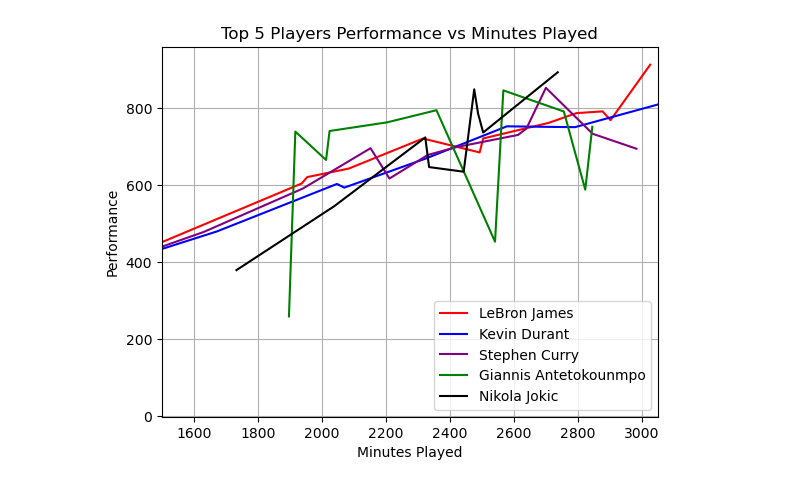
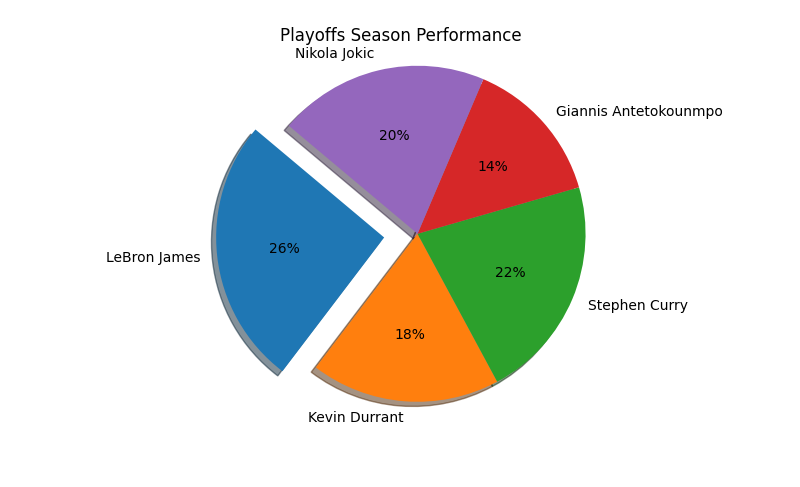
Before and after one commit to singhashishpal/Project_NBA, a Jupyter notebook: NBA Dataset/NBA.ipynb, the cells around one changed output. Drawn from its saved outputs; the diff is of its cells as text; code cells hidden in the pictures.

```diff
--- a/NBA Dataset/NBA.ipynb
+++ b/NBA Dataset/NBA.ipynb
@@ -64,57 +110,52 @@ nba_df['Season_type'] = nba_df['Season_type'].replace('Regular%20Season', 'Regul
 
 reg_season_df['Season_type'] = reg_season_df['Season_type'].replace('Regular_Season', 'Regular')
 # %%
-# Question 1: What is the difference in minutes played in the top 5 players in regular and playoff seasons?
+# Question 1: What is the difference in performance of the top 5 players in regular and playoff seasons?
 # Show their comparison.
 
 #Finding the players with number 1 rank in the nba_dataset
 ranks= nba_df.loc[nba_df["Rank"]==1]
 
 #Choosing 5 random players from ranks.
 
 top_5= ["LeBron James", "Kevin Durrant", "Stephen Curry", "Giannis Antetokounmpo", "Nikola Jokic"]
 
 #3 offensive metrics (Points, AST, FGA) AND 3 defensive metrics (REB,STL,BLK)
 performance_metrics= ["PTS", "AST", "FGA", "REB", "STL", "BLK"]
 
-#REGULAR SEASON CALCULATION FOR TOP 5 PLAYERS
+#PLAYOFFS SEASON CALCULATION FOR TOP 5 PLAYERS
+# We look up each players 5 performance metrics as mentioned above. Then calculated the horizontal average across those 6 columns
+# and created a new column to store that calculation with the name of Average Stats.
 
-#We look up each players 5 performance metrics as mentioned above. Then calculated the horizontal average across those 6 columns
-# and created a new column to store that calculation with the column name of Average Stats.
+LeBron_James = playoffs_df.loc[playoffs_df['Player'] == 'LeBron James', ["Points", "AST", "FGA", "REB", "STL", "BLK", "Minutes Played"]]
+LeBron_James['Average Stats'] = LeBron_James[["Points", "AST", "FGA", "REB", "STL", "BLK"]].mean(axis=1)
+lebron= LeBron_James['Average Stats'].mean()
 
-LeBron_James = reg_season_df.loc[reg_season_df['Player'] == 'LeBron James', ["Points", "AST", "FGA", "REB", "STL", "BLK", "Minutes Played"]]
-LeBron_James['Average Stats'] = LeBron_James[["Points", "AST", "FGA", "REB", "STL", "BLK"]].mean(axis=1)
-sorted_lebron = LeBron_James.sort_values(by=['Minutes Played', 'Average Stats'], ascending=[True, True])
-
-Kevin_Durrant = reg_season_df.loc[reg_season_df['Player'] == 'Kevin Durant', ["Points", "AST", "FGA", "REB", "STL", "BLK", "Minutes Played"]]
+Kevin_Durrant = playoffs_df.loc[playoffs_df['Player'] == 'Kevin Durant', ["Points", "AST", "FGA", "REB", "STL", "BLK", "Minutes Played"]]
 Kevin_Durrant['Average Stats'] = Kevin_Durrant[["Points", "AST", "FGA", "REB", "STL", "BLK"]].mean(axis=1)
-sorted_kevin = Kevin_Durrant.sort_values(by=['Minutes Played', 'Average Stats'], ascending=[True, True])
-
-stephen_curry = reg_season_df.loc[reg_season_df['Player'] == 'Stephen Curry', ["Points", "AST", "FGA", "REB", "STL", "BLK", "Minutes Played"]]
-stephen_curry['Average Stats'] = stephen_curry[["Points", "AST", "FGA", "REB", "STL", "BLK"]].mean(axis=1)
-sorted_curry = stephen_curry.sort_values(by=['Minutes Played', 'Average Stats'], ascending=[True, True])
-
-Giannis_Antetokounmpo = reg_season_df.loc[reg_season_df['Player'] == 'Giannis Antetokounmpo', ["Points", "AST", "FGA", "REB", "STL", "BLK", "Minutes Played"]]
-Giannis_Antetokounmpo['Average Stats'] = Giannis_Antetokounmpo[["Points", "AST", "FGA", "REB", "STL", "BLK"]].mean(axis=1)
-sorted_giannis = Giannis_Antetokounmpo.sort_values(by=['Minutes Played', 'Average Stats'], ascending=[True, True])
-
-Nikola_Jokic = reg_season_df.loc[reg_season_df['Player'] == 'Nikola Jokic', ["Points", "AST", "FGA", "REB", "STL", "BLK", "Minutes Played"]]
-Nikola_Jokic['Average Stats'] = Nikola_Jokic[["Points", "AST", "FGA", "REB", "STL", "BLK"]].mean(axis=1)
-sorted_nikola = Nikola_Jokic.sort_values(by=['Minutes Played', 'Average Stats'], ascending=[True, True])
-
-plt.plot(sorted_lebron["Minutes Played"], sorted_lebron["Average Stats"], color= "red" , label="LeBron James")
-plt.plot(sorted_kevin["Minutes Played"], sorted_kevin["Average Stats"], color= "blue", label="Kevin Durant")
-plt.plot(sorted_curry["Minutes Played"], sorted_curry["Average Stats"], color= "purple",  label="Stephen Curry")
-plt.plot(sorted_giannis["Minutes Played"], sorted_giannis["Average Stats"], color= "green",  label="Giannis Antetokounmpo")
-plt.plot(sorted_nikola["Minutes Played"], sorted_nikola["Average Stats"], color= "black",  label="Nikola Jokic")
+kevin= Kevin_Durrant['Average Stats'].mean()
 
 
-plt.xlabel('Minutes Played')
-plt.ylabel('Performance')
-plt.title('Top 5 Players Performance vs Minutes Played')
-plt.legend()
-plt.xlim(1500,3050 )
-plt.grid()
+stephen_curry = playoffs_df.loc[playoffs_df['Player'] == 'Stephen Curry', ["Points", "AST", "FGA", "REB", "STL", "BLK", "Minutes Played"]]
+stephen_curry['Average Stats'] = stephen_curry[["Points", "AST", "FGA", "REB", "STL", "BLK"]].mean(axis=1)
+curry= stephen_curry['Average Stats'].mean()
+
+Giannis_Antetokounmpo = playoffs_df.loc[playoffs_df['Player'] == 'Giannis Antetokounmpo', ["Points", "AST", "FGA", "REB", "STL", "BLK", "Minutes Played"]]
+Giannis_Antetokounmpo['Average Stats'] = Giannis_Antetokounmpo[["Points", "AST", "FGA", "REB", "STL", "BLK"]].mean(axis=1)
+giannis= Giannis_Antetokounmpo['Average Stats'].mean()
+
+
+Nikola_Jokic =playoffs_df.loc[playoffs_df['Player'] == 'Nikola Jokic', ["Points", "AST", "FGA", "REB", "STL", "BLK", "Minutes Played"]]
+Nikola_Jokic['Average Stats'] = Nikola_Jokic[["Points", "AST", "FGA", "REB", "STL", "BLK"]].mean(axis=1)
+nikola= Nikola_Jokic['Average Stats'].mean()
+
+performance= [lebron, kevin, curry, giannis, nikola]
+explode= [0.2,0,0,0,0]
+
+plt.pie(performance, explode=explode, labels=top_5,
+        autopct="%1.0f%%", shadow=True, startangle=140)
+plt.axis('equal')
+plt.title("Playoffs Season Performance")
 plt.show()
 # %% [output]
-[figure, old version]
+[figure, new version]
```
Also changed, not shown: parts of 2 cells of this notebook, 1 other file.
